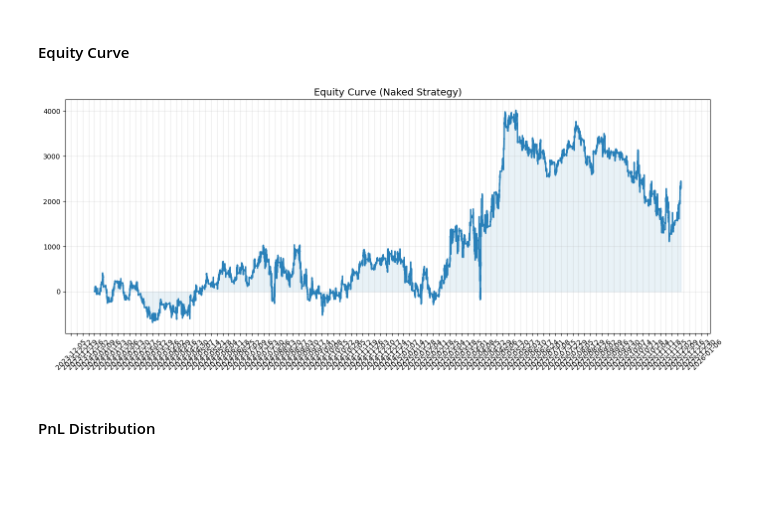
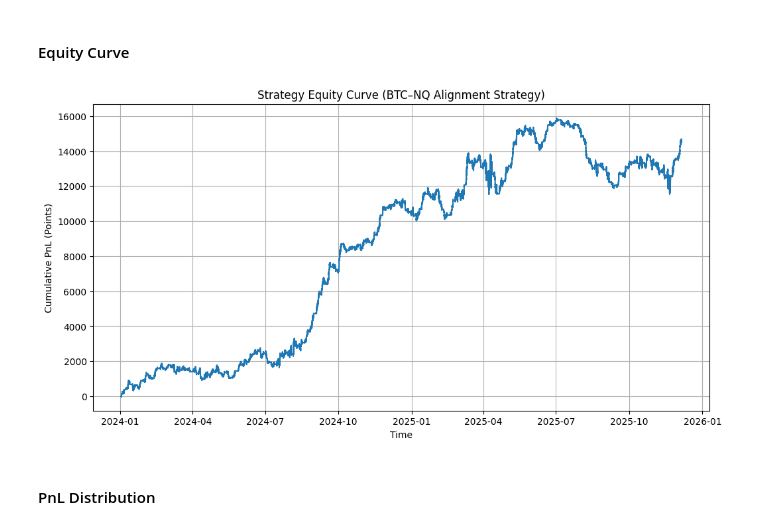
Before and after one commit to AlexSamuseva/Cross-Market-Correlation-Strategy-BTC-NASDAQ-Futures, a Jupyter notebook: Hyposesis, Data Exploration, Preparation - Cross-Market Correlation Strategy - BTC & NASDAQ Futures.ipynb, the cells around one changed output. Drawn from its saved outputs; the diff is of its cells as text; code cells hidden in the pictures; blank space fills up the shorter version.

```diff
--- a/Hyposesis, Data Exploration, Preparation - Cross-Market Correlation Strategy - BTC & NASDAQ Futures.ipynb
+++ b/Hyposesis, Data Exploration, Preparation - Cross-Market Correlation Strategy - BTC & NASDAQ Futures.ipynb
@@ -1170,31 +1305,48 @@ Performance is evaluated using:
 - Top Trades (Winning & Loosing)
 # %% [markdown]
 #### Equity Curve
-# %%
-import matplotlib.pyplot as plt
-import matplotlib.dates as mdates
-import matplotlib.colors as mcolors
-from scipy.interpolate import griddata
-from scipy.ndimage import gaussian_filter
-import numpy as np
-import pandas as pd
-
-# Equity curve
-if 'results' in locals() and not results.empty:
-    plt.figure(figsize=(14, 6))
-    results['Equity'] = results['Points'].cumsum()
-    plt.plot(results['Exit Time'], results['Equity'], color='#2980b9', linewidth=2)
-    plt.fill_between(results['Exit Time'], results['Equity'], 0, alpha=0.1, color='#2980b9')
-    ax = plt.gca()
-    ax.xaxis.set_major_locator(mdates.WeekdayLocator(interval=1))
-    ax.xaxis.set_major_formatter(mdates.DateFormatter('%Y-%m-%d'))
-    plt.title('Equity Curve (Naked Strategy)', fontsize=14)
-    plt.grid(True, alpha=0.3)
-    plt.xticks(rotation=45)
-    plt.tight_layout()
-    plt.show()
-# %% [output]
-[figure, removed]
+# %%
+import pandas as pd
+import matplotlib.pyplot as plt
+
+# ===============================
+# 1. Prepare trades
+# ===============================
+equity_trades = trades.copy()
+
+equity_trades['Exit Time'] = pd.to_datetime(equity_trades['Exit Time'])
+equity_trades['Points'] = equity_trades['Points'].astype(float)
+
+# Sort by exit time (critical)
+equity_trades = equity_trades.sort_values('Exit Time').reset_index(drop=True)
+
+# ===============================
+# 2. Build equity curve
+# ===============================
+equity_trades['Equity'] = equity_trades['Points'].cumsum()
+
+# Optional: starting capital
+START_CAPITAL = 0
+equity_trades['Equity'] += START_CAPITAL
+
+# ===============================
+# 3. Plot equity curve
+# ===============================
+plt.figure(figsize=(12, 6))
+plt.plot(
+    equity_trades['Exit Time'],
+    equity_trades['Equity'],
+    drawstyle='steps-post'
+)
+
+plt.title("Strategy Equity Curve (BTC–NQ Alignment Strategy)")
+plt.xlabel("Time")
+plt.ylabel("Cumulative PnL (Points)")
+plt.grid(True)
+
+plt.show()
+# %% [output]
+[figure, added]
 # %% [markdown]
 #### PnL Distribution
 # %%
```
Also changed, not shown: parts of 9 cells of this notebook.
